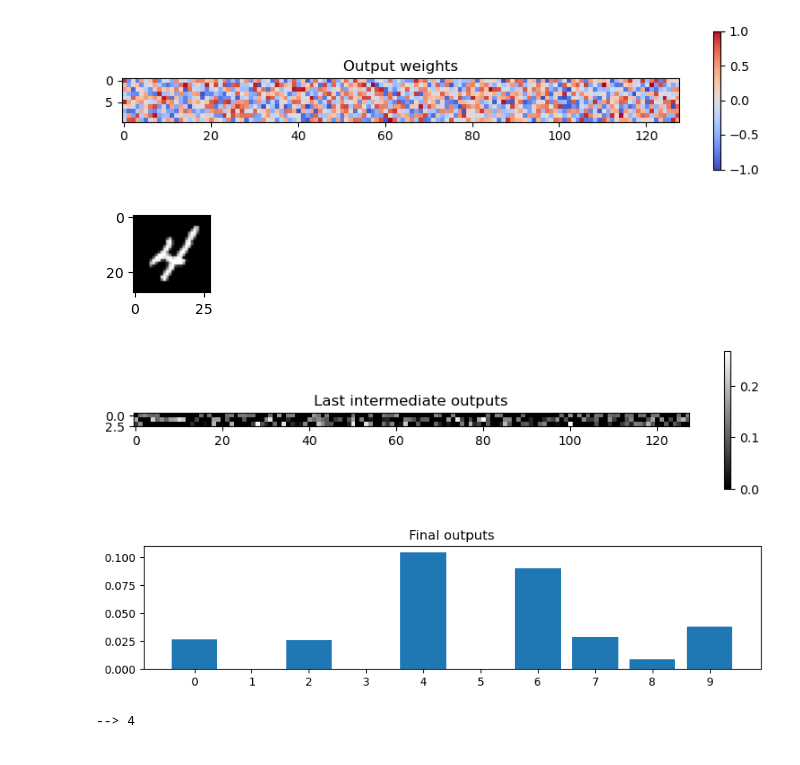
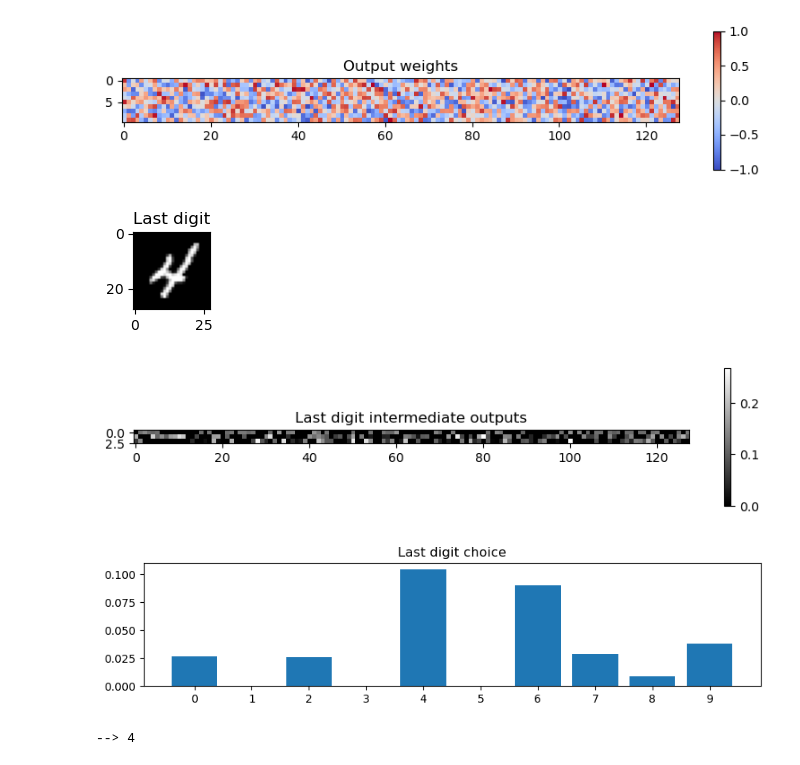
Before and after one commit to laurentpayot/graia, a Jupyter notebook: Graia_digits.ipynb, the cells around one changed output. Saved outputs shown, nothing was run; the diff lists cells and outputs as text; code cells hidden in the pictures.

Commit message:
last digit labels

```diff
--- a/Graia_digits.ipynb
+++ b/Graia_digits.ipynb
@@ -75,23 +75,24 @@ show_weights(model.output_weights, "Output weights")
 # %%
 plt.figure(figsize = (1, 1))
 plt.imshow(train_images[N-1].reshape(28, 28), cmap="grey")
+plt.title("Last digit")
 plt.show()
 # for l in range(model.config["layers"]):
 #     print(np.round(model.last_intermediate_outputs[l], 2))
 plt.figure(figsize = (10, 2))
 plt.imshow(model.last_intermediate_outputs, cmap="grey")
 plt.colorbar(orientation="vertical")
-plt.title("Last intermediate outputs")
+plt.title("Last digit intermediate outputs")
 plt.show()
 
 plt.figure(figsize=(10,2 ))
 plt.bar([str(i) for i in range(10)],(model.last_outputs))
-plt.title("Final outputs")
+plt.title("Last digit choice")
 plt.show()
 # print("".join([f"{i}   {v:.3f}\n" for i, v in enumerate(model.last_outputs)]))
 print("-->\033[1m\033[96m", model.last_answer)
 # %% [output]
-[figure, old version]
+[figure, new version]
-[figure, old version]
+[figure, new version]
-[figure, old version]
+[figure, new version]
 --> 4
```
Also changed, not shown: parts of 1 cell of this notebook.
